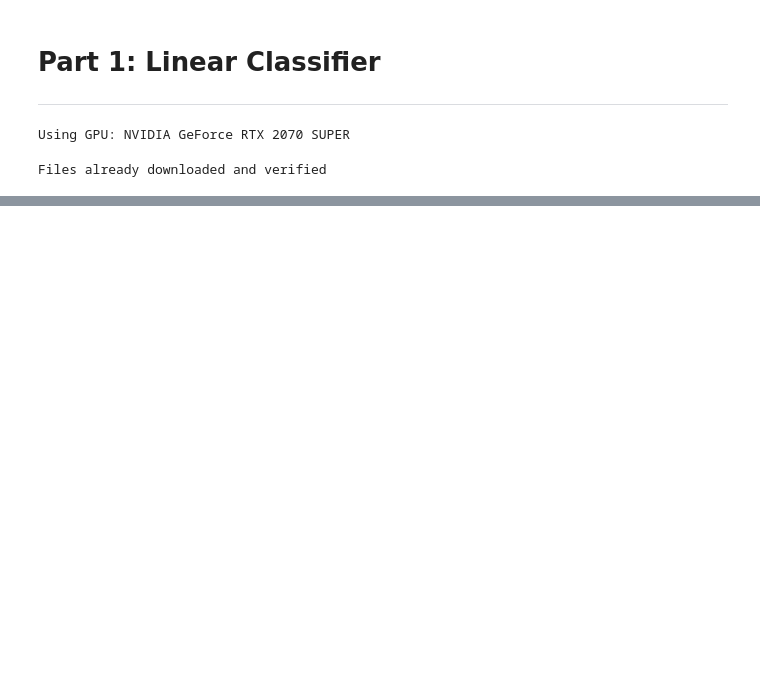
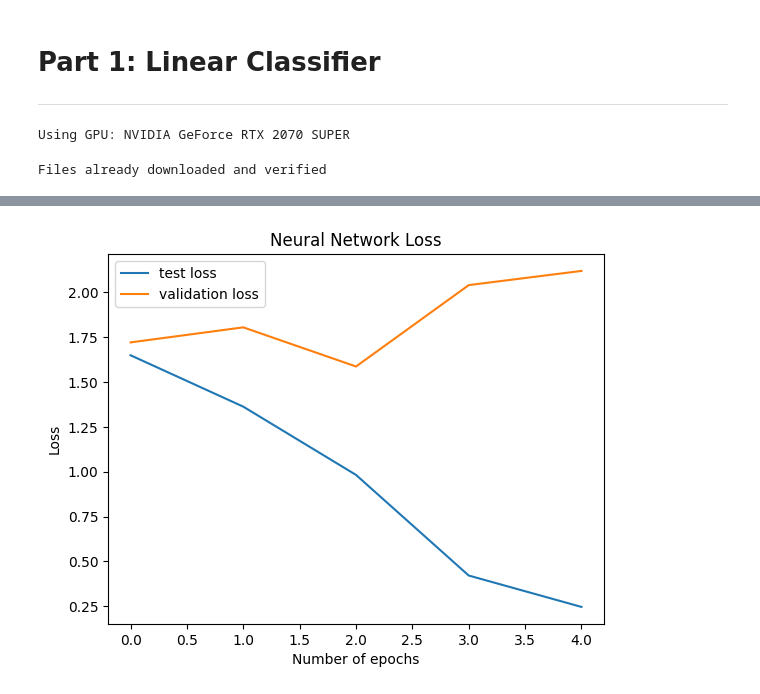
Before and after one commit to joshusooyaa/HW1_472, a Jupyter notebook: HW1_JoshSawyer.ipynb, the cells around one changed output, grey strips where cells are left out. Saved outputs shown, nothing was run; the diff lists cells and outputs as text; code cells hidden in the pictures; blank space fills up the shorter version.

```diff
--- a/HW1_JoshSawyer.ipynb
+++ b/HW1_JoshSawyer.ipynb
@@ -276,0 +408,86 @@ Total accuracy = 81.69%
+# %%
+from torch import optim
+from tqdm import tqdm, notebook # This is optional but useful
+from torchvision import datasets
+import matplotlib.pyplot as plt
+
+torch.cuda.empty_cache()
+model = SimpleConv().to(device)
+
+print(model)
+
+optimizer = optim.SGD(model.parameters(), lr=learning_rate)
+
+loss_history = []
+acc_history = []
+val_loss_history = []
+val_acc_history = []
+for epoch in notebook.trange(nepochs,
+                  desc="Epoch",
+                  unit="epoch",
+                  disable=False):
+    correct = 0
+    total = 0
+    model.train()
+    for (data, label) in tqdm(train_data,
+                              desc="iteration",
+                              unit="%",
+                              disable=True):
+        optimizer.zero_grad(set_to_none=True)
+        data = data.to(device)
+        label = label.to(device)
+        out = model(data)
+        loss = LossFunction(out, label)
+        loss.backward()
+        optimizer.step()
+
+        # Used chatGPT to help write this accuracy code
+        _, predicted = torch.max(out.data, 1)
+        total += label.size(0)
+        correct += (predicted == label).sum().item()
+
+    accuracy = 100 * correct / total
+    acc_history.append(accuracy)
+    loss_history.append(loss.item())
+    print(f"Epoch {epoch}: loss: {loss.item()}")
+    if (epoch >= epoch - 10): # Save tensor information once we get towards the end
+        torch.save(model.state_dict(), "model_epoch_{}.pt".format(epoch))
+
+
+    # Validation
+    model.eval() # No longer training - comparing loss and accuracy in our validation set
+    correct = 0
+    total = 0
+    with torch.no_grad(): # Don't want to update the gradients
+        for (data, label) in val_data:
+            data = data.to(device)
+            label = label.to(device)
+            out = model(data)
+            loss = LossFunction(out, label)
+
+            # Used chatGPT to help write this accuracy code
+            _, predicted = torch.max(out.data, 1)
+            total += label.size(0)
+            correct += (predicted == label).sum().item()
+
+        accuracy = 100 * correct / total
+        val_acc_history.append(accuracy)
+        val_loss_history.append(loss.item())
+
+
+plt.plot(loss_history, label='test loss')
+plt.plot(val_loss_history, label='validation loss')
+plt.title("Neural Network Loss")
+plt.xlabel("Number of epochs")
+plt.ylabel("Loss")
+plt.legend()
+plt.show()
+
+plt.plot(acc_history, label='test accuracy')
+plt.plot(val_acc_history, label='validation accuracy')
+plt.title("Neural Network Accuracy")
+plt.xlabel("Number of epochs")
+plt.ylabel("Accuracy")
+plt.legend()
+plt.show()
+# %% [output]
@@ -276,0 +517 @@ Total accuracy = 81.69%
+[figure, added]
```
Also changed, not shown: parts of 21 cells of this notebook.
